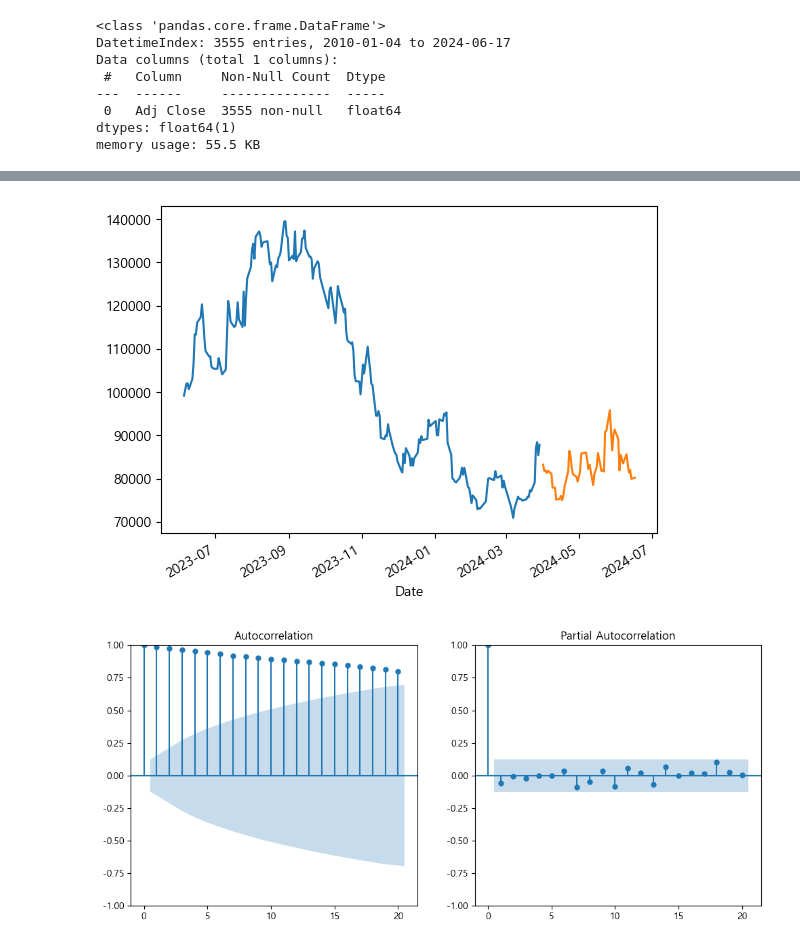
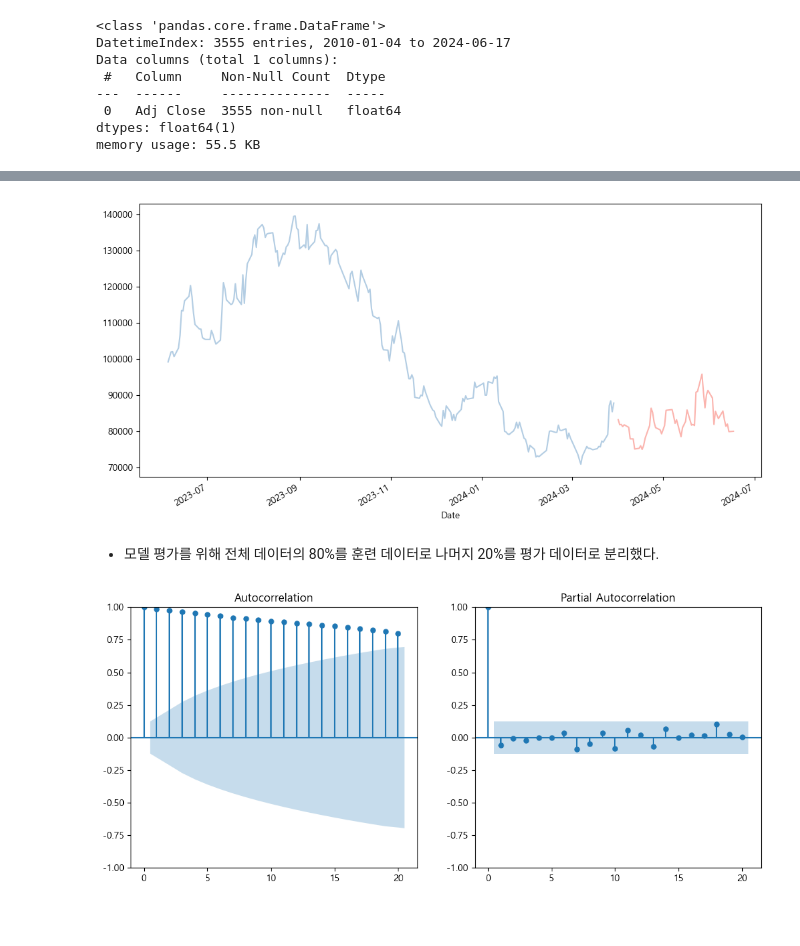
Before and after one commit to songseogyeong/project-time_series, a Jupyter notebook: SM_ent.ipynb, the cells around one changed output, grey strips where cells are left out. Saved outputs shown, nothing was run; the diff lists cells and outputs as text; code cells hidden in the pictures; blank space fills up the shorter version.

```diff
--- a/SM_ent.ipynb
+++ b/SM_ent.ipynb
@@ -559,13 +606,17 @@ y_test = sm_df['SM'][int(0.8 * len(sm_df)):]
 # %%
 import matplotlib.pyplot as plt
 
+plt.figure(figsize=(12, 6))
+
 # 분리된 데이터 시각화
-y_train.plot()
-y_test.plot()
+y_train.plot(color=colors[1])
+y_test.plot(color=colors[0])
 
 plt.show()
 # %% [output]
-[figure, old version]
+[figure, new version]
+# %% [markdown]
+- 모델 평가를 위해 전체 데이터의 80%를 훈련 데이터로 나머지 20%를 평가 데이터로 분리했다.
 # %%
 import matplotlib.pyplot as plt
 from statsmodels.graphics.tsaplots import plot_acf, plot_pacf
```
Also changed, not shown: parts of 69 cells of this notebook, 36 other files.
